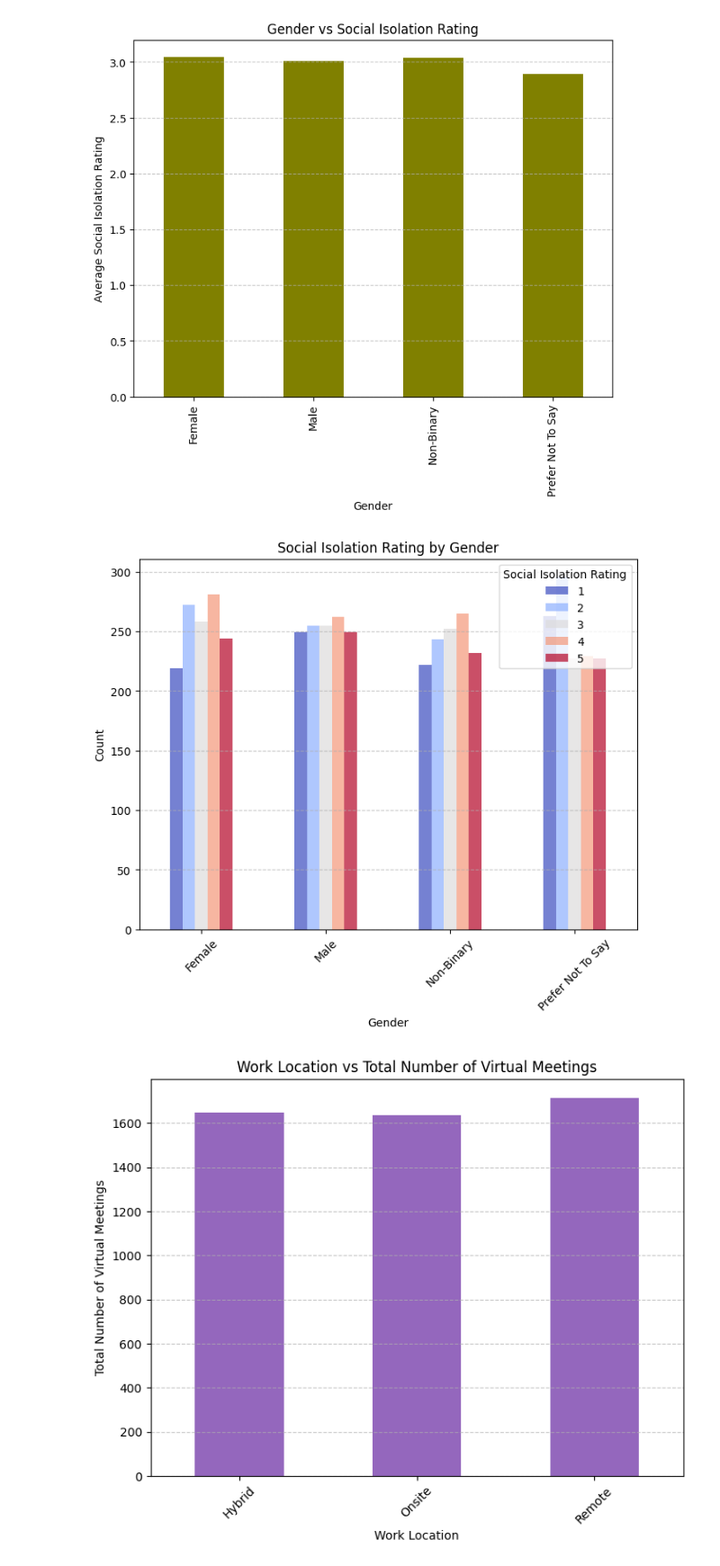
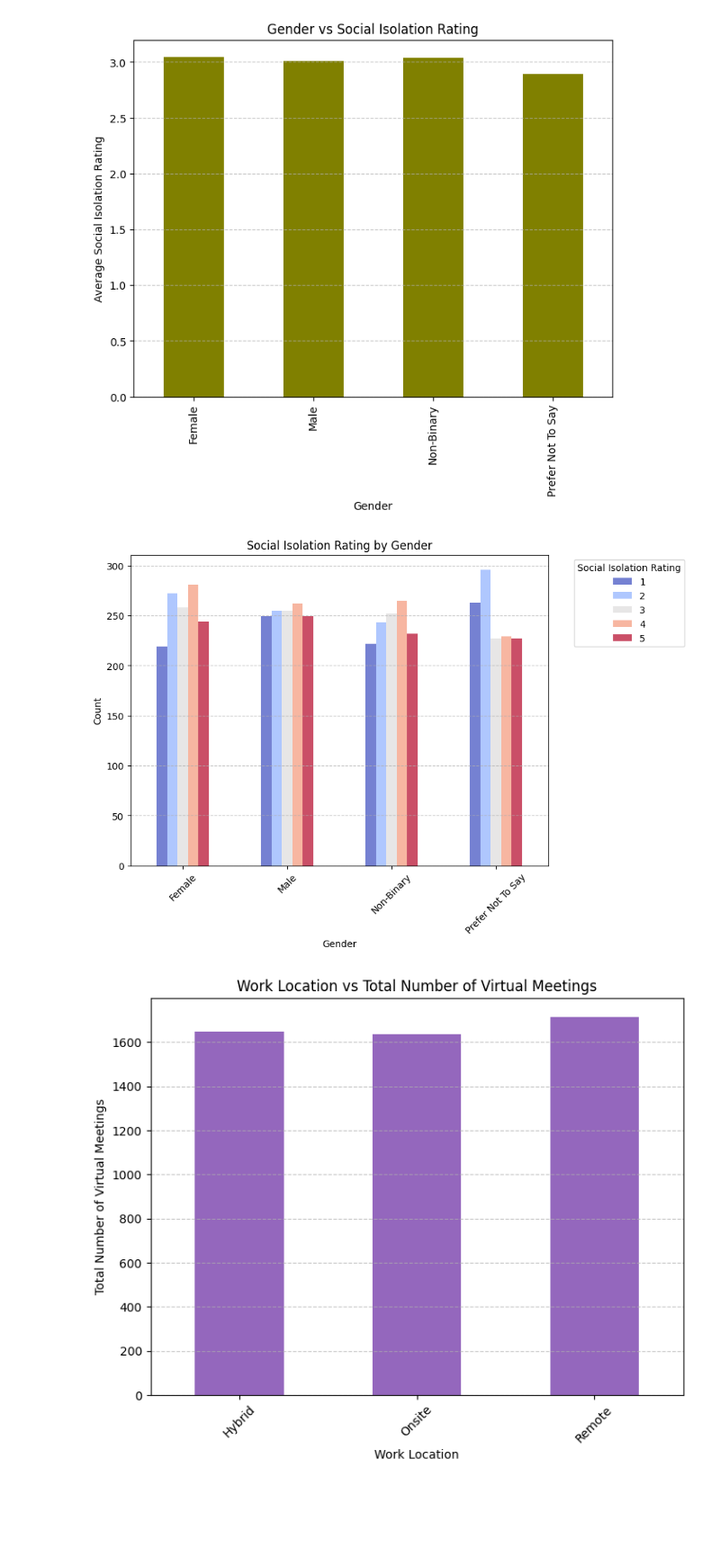
Before and after one commit to patrii10/EDA_Patricia_Diez, a Jupyter notebook: EDA_Entrega/src/notebooks/analisis_multivariante.ipynb, the cells around one changed output. Shown: that part at 90% size. Cells and saved outputs as stored; diff of their text form; code cells hidden in the pictures; blank space fills up the shorter version.

```diff
--- a/EDA_Entrega/src/notebooks/analisis_multivariante.ipynb
+++ b/EDA_Entrega/src/notebooks/analisis_multivariante.ipynb
@@ -224,18 +211,18 @@ plt.show()
 # %%
 # Contar frecuencia de Social_Isolation_Rating por Gender
 isolation_gender = health.groupby(['Gender', 'Social_Isolation_Rating']).size().unstack(fill_value=0)
 
 # Gráfico de barras agrupadas
 isolation_gender.plot(kind='bar', figsize=(8, 6), colormap='coolwarm', alpha=0.7)
 plt.title('Social Isolation Rating by Gender')
 plt.xlabel('Gender')
 plt.ylabel('Count')
 plt.xticks(rotation=45)
-plt.legend(title='Social Isolation Rating')
+plt.legend(title='Social Isolation Rating',  bbox_to_anchor=(1.05, 1), loc='upper left')
 plt.grid(axis='y', linestyle='--', alpha=0.7)
 plt.show()
 # %% [output]
-[figure, old version]
+[figure, new version]
 # %%
 # Agrupamos por Work_Location y sumamos Number_of_Virtual_Meetings
 meetings_location = health.groupby('Work_Location')['Number_of_Virtual_Meetings'].count()
```
Also changed, not shown: parts of 7 cells of this notebook, 3 other files.
